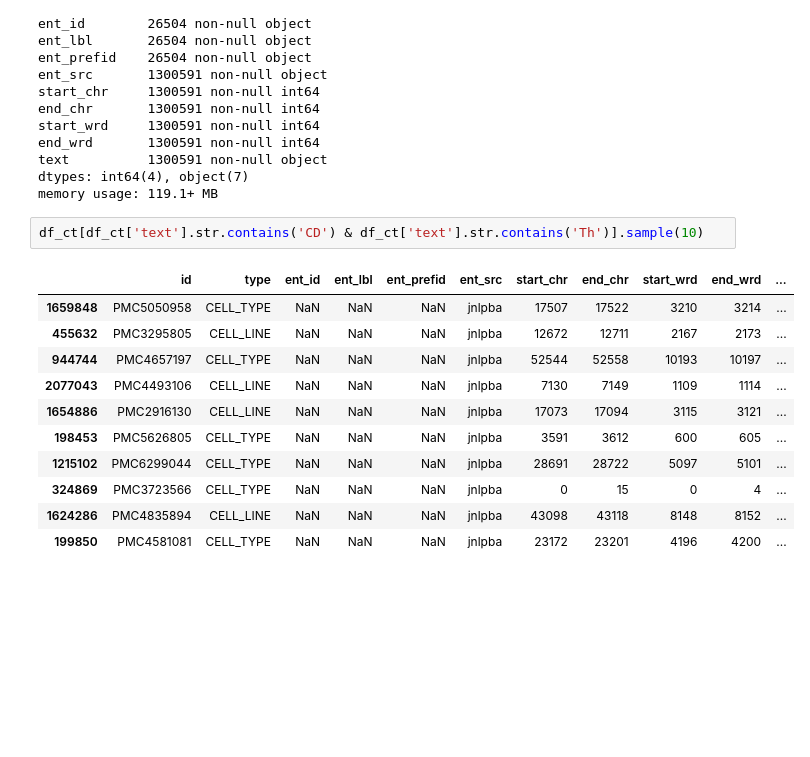
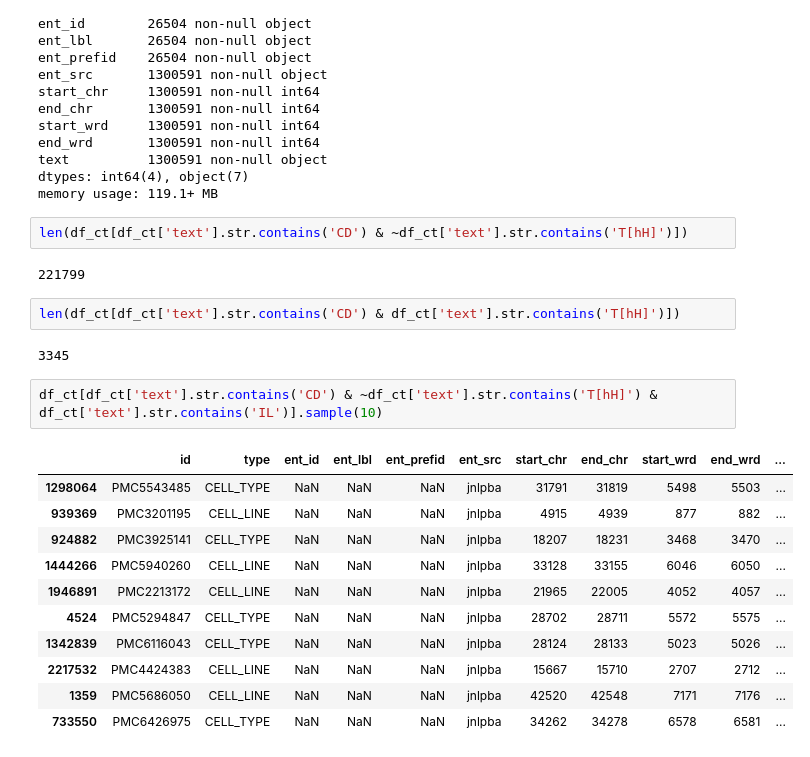
Before and after one commit to hammerlab/t-cell-relation-extraction, a Jupyter notebook: pm_subtype_protein_relations/entity_linking/eda-phenotype.ipynb, the cells around one changed output. Saved outputs shown, nothing was run; the diff lists cells and outputs as text; blank space fills up the shorter version.

```diff
--- a/pm_subtype_protein_relations/entity_linking/eda-phenotype.ipynb
+++ b/pm_subtype_protein_relations/entity_linking/eda-phenotype.ipynb
@@ -139,17 +148,25 @@ end_wrd       1300591 non-null int64
 text          1300591 non-null object
 dtypes: int64(4), object(7)
 memory usage: 119.1+ MB
+# %%
+len(df_ct[df_ct['text'].str.contains('CD') & ~df_ct['text'].str.contains('T[hH]')])
+# %% [output]
+221799
+# %%
+len(df_ct[df_ct['text'].str.contains('CD') & df_ct['text'].str.contains('T[hH]')])
+# %% [output]
+3345
 # %%
-df_ct[df_ct['text'].str.contains('CD') & df_ct['text'].str.contains('Th')].sample(10)
+df_ct[df_ct['text'].str.contains('CD') & ~df_ct['text'].str.contains('T[hH]') & df_ct['text'].str.contains('IL')].sample(10)
 # %% [output]
 |  | id | type | ent_id | ent_lbl | ent_prefid | ent_src | start_chr | end_chr | start_wrd | end_wrd | ... |
-| 1659848 | PMC5050958 | CELL_TYPE | NaN | NaN | NaN | jnlpba | 17507 | 17522 | 3210 | 3214 | ... |
-| 455632 | PMC3295805 | CELL_LINE | NaN | NaN | NaN | jnlpba | 12672 | 12711 | 2167 | 2173 | ... |
-| 944744 | PMC4657197 | CELL_TYPE | NaN | NaN | NaN | jnlpba | 52544 | 52558 | 10193 | 10197 | ... |
-| 2077043 | PMC4493106 | CELL_LINE | NaN | NaN | NaN | jnlpba | 7130 | 7149 | 1109 | 1114 | ... |
-| 1654886 | PMC2916130 | CELL_LINE | NaN | NaN | NaN | jnlpba | 17073 | 17094 | 3115 | 3121 | ... |
-| 198453 | PMC5626805 | CELL_TYPE | NaN | NaN | NaN | jnlpba | 3591 | 3612 | 600 | 605 | ... |
-| 1215102 | PMC6299044 | CELL_TYPE | NaN | NaN | NaN | jnlpba | 28691 | 28722 | 5097 | 5101 | ... |
-| 324869 | PMC3723566 | CELL_TYPE | NaN | NaN | NaN | jnlpba | 0 | 15 | 0 | 4 | ... |
-| 1624286 | PMC4835894 | CELL_LINE | NaN | NaN | NaN | jnlpba | 43098 | 43118 | 8148 | 8152 | ... |
-| 199850 | PMC4581081 | CELL_TYPE | NaN | NaN | NaN | jnlpba | 23172 | 23201 | 4196 | 4200 | ... |
+| 1298064 | PMC5543485 | CELL_TYPE | NaN | NaN | NaN | jnlpba | 31791 | 31819 | 5498 | 5503 | ... |
+| 939369 | PMC3201195 | CELL_LINE | NaN | NaN | NaN | jnlpba | 4915 | 4939 | 877 | 882 | ... |
+| 924882 | PMC3925141 | CELL_TYPE | NaN | NaN | NaN | jnlpba | 18207 | 18231 | 3468 | 3470 | ... |
+| 1444266 | PMC5940260 | CELL_LINE | NaN | NaN | NaN | jnlpba | 33128 | 33155 | 6046 | 6050 | ... |
+| 1946891 | PMC2213172 | CELL_LINE | NaN | NaN | NaN | jnlpba | 21965 | 22005 | 4052 | 4057 | ... |
+| 4524 | PMC5294847 | CELL_TYPE | NaN | NaN | NaN | jnlpba | 28702 | 28711 | 5572 | 5575 | ... |
+| 1342839 | PMC6116043 | CELL_TYPE | NaN | NaN | NaN | jnlpba | 28124 | 28133 | 5023 | 5026 | ... |
+| 2217532 | PMC4424383 | CELL_LINE | NaN | NaN | NaN | jnlpba | 15667 | 15710 | 2707 | 2712 | ... |
+| 1359 | PMC5686050 | CELL_LINE | NaN | NaN | NaN | jnlpba | 42520 | 42548 | 7171 | 7176 | ... |
+| 733550 | PMC6426975 | CELL_TYPE | NaN | NaN | NaN | jnlpba | 34262 | 34278 | 6578 | 6581 | ... |
```
Also changed, not shown: parts of 1 cell of this notebook, 2 other files.
